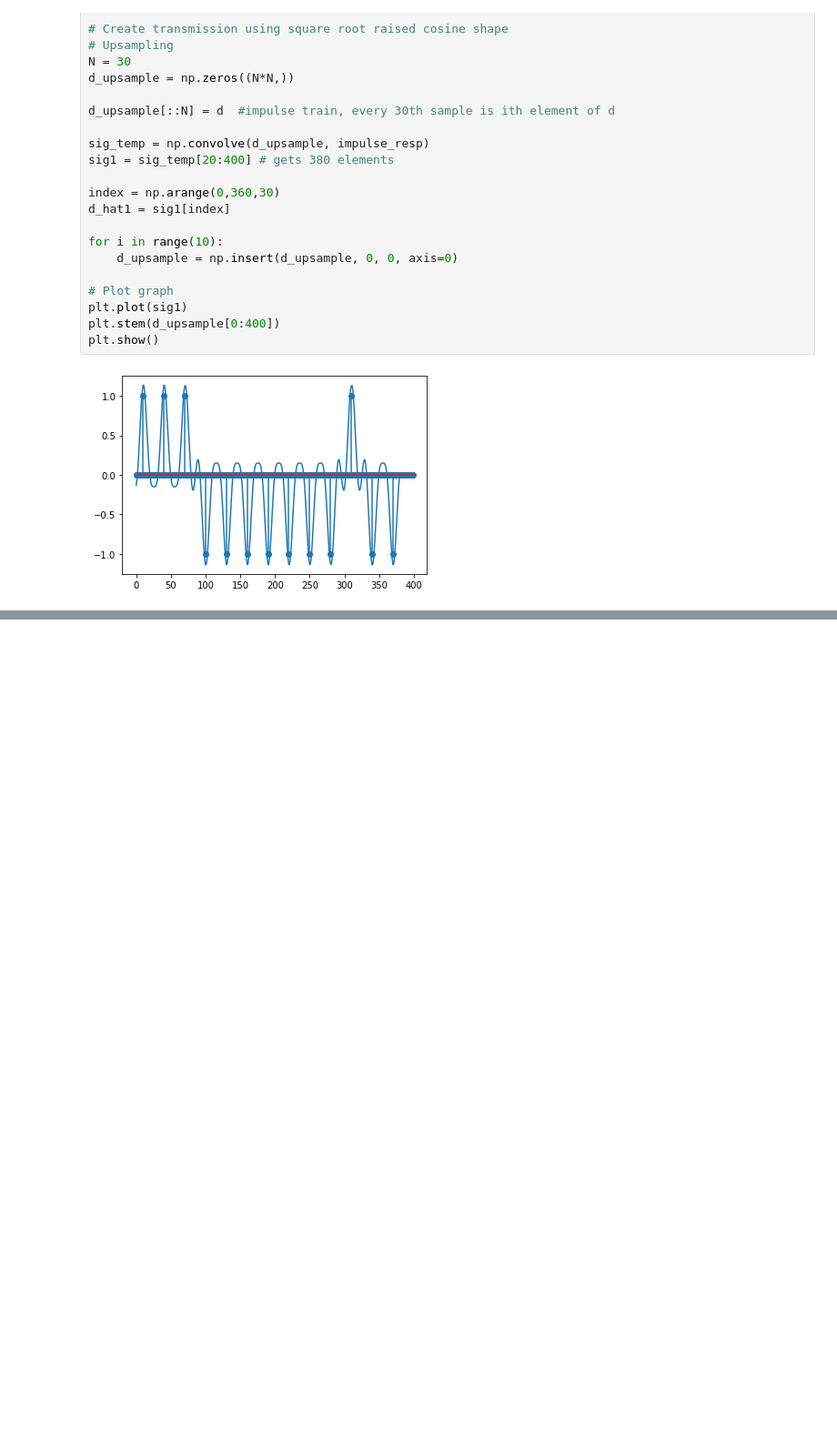
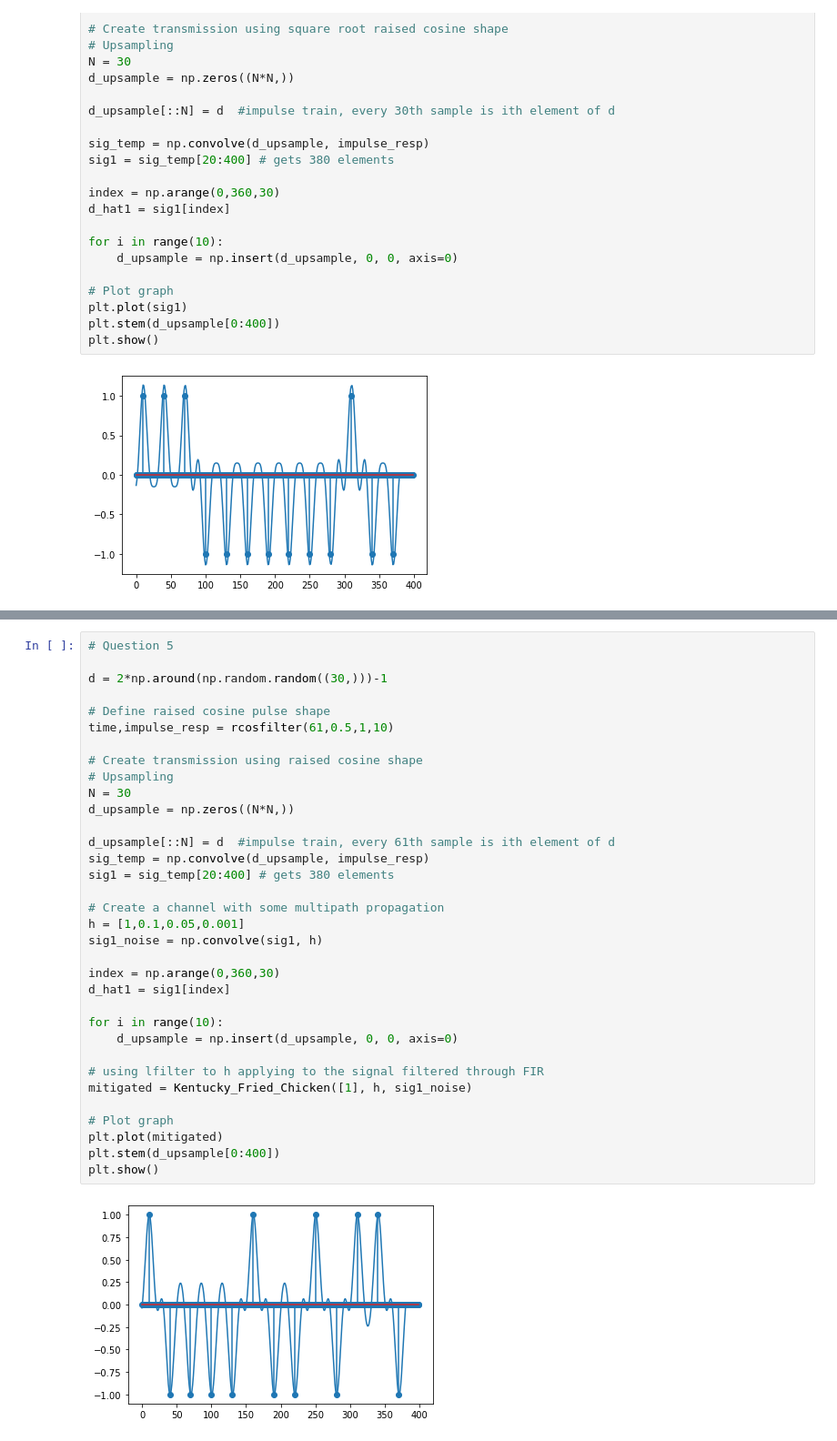
Before and after one commit to jetaehyun/ECE-3311-Projects, a Jupyter notebook: Project 3/ECE3311_Project_3.ipynb, the cells around one changed output, grey strips where cells are left out. Shown at 91% size. Drawn from its saved outputs; the diff is of its cells as text; blank space fills up the shorter version.

Commit message:
question 5

```diff
--- a/Project 3/ECE3311_Project_3.ipynb
+++ b/Project 3/ECE3311_Project_3.ipynb
@@ -102,3 +102,39 @@ plt.stem(d_upsample[0:400])
 plt.show()
 # %% [output]
 [figure]
+# %%
+# Question 5
+
+d = 2*np.around(np.random.random((30,)))-1
+
+# Define raised cosine pulse shape
+time,impulse_resp = rcosfilter(61,0.5,1,10)
+
+# Create transmission using raised cosine shape
+# Upsampling
+N = 30
+d_upsample = np.zeros((N*N,))
+
+d_upsample[::N] = d  #impulse train, every 61th sample is ith element of d
+sig_temp = np.convolve(d_upsample, impulse_resp)
+sig1 = sig_temp[20:400] # gets 380 elements
+
+# Create a channel with some multipath propagation
+h = [1,0.1,0.05,0.001]
+sig1_noise = np.convolve(sig1, h)
+
+index = np.arange(0,360,30)
+d_hat1 = sig1[index]
+
+for i in range(10):
+    d_upsample = np.insert(d_upsample, 0, 0, axis=0)
+
+# using lfilter to h applying to the signal filtered through FIR
+mitigated = Kentucky_Fried_Chicken([1], h, sig1_noise)
+
+# Plot graph
+plt.plot(mitigated)
+plt.stem(d_upsample[0:400])
+plt.show()
+# %% [output]
+[figure, added]
```
Also changed, not shown: parts of 2 cells of this notebook.
